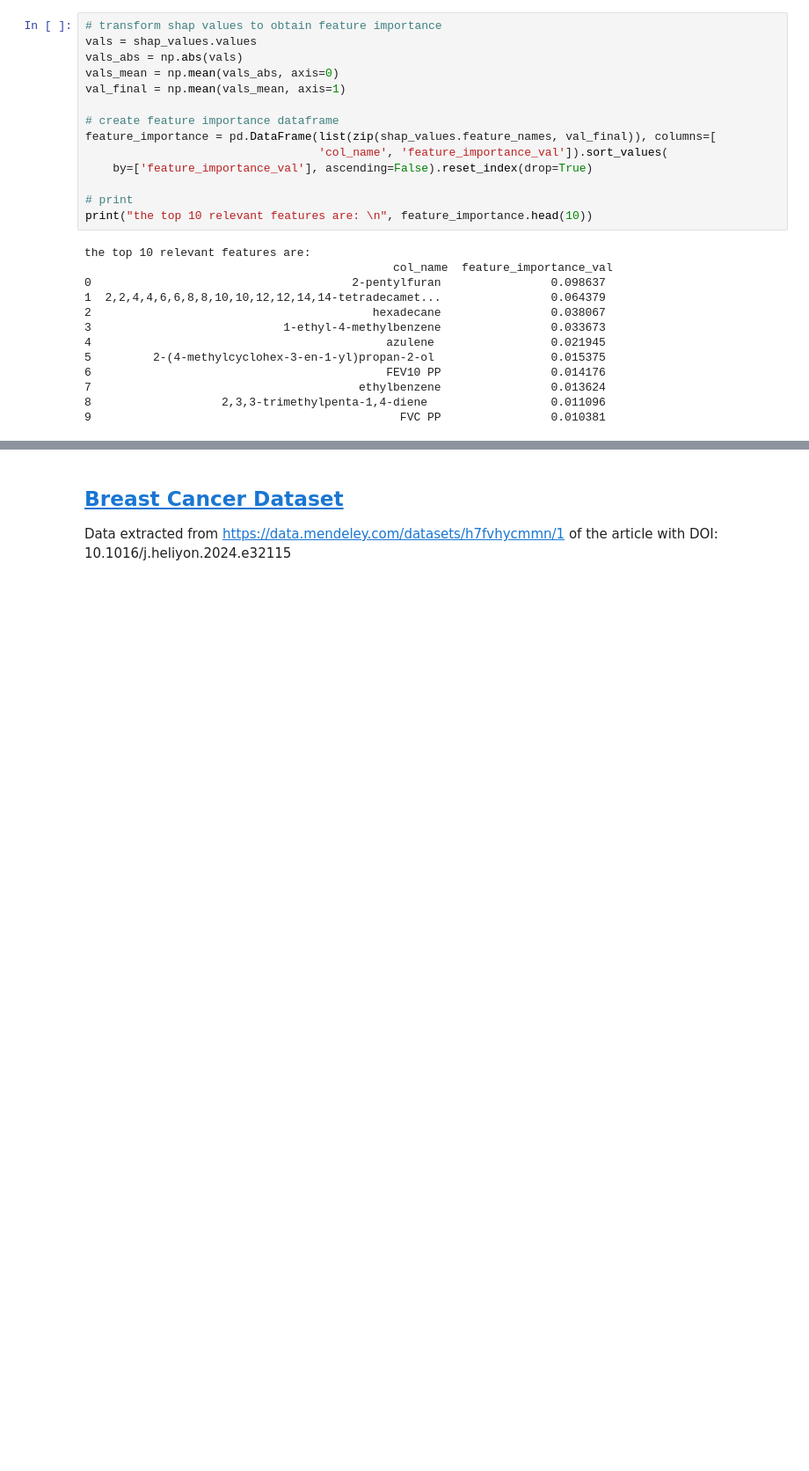
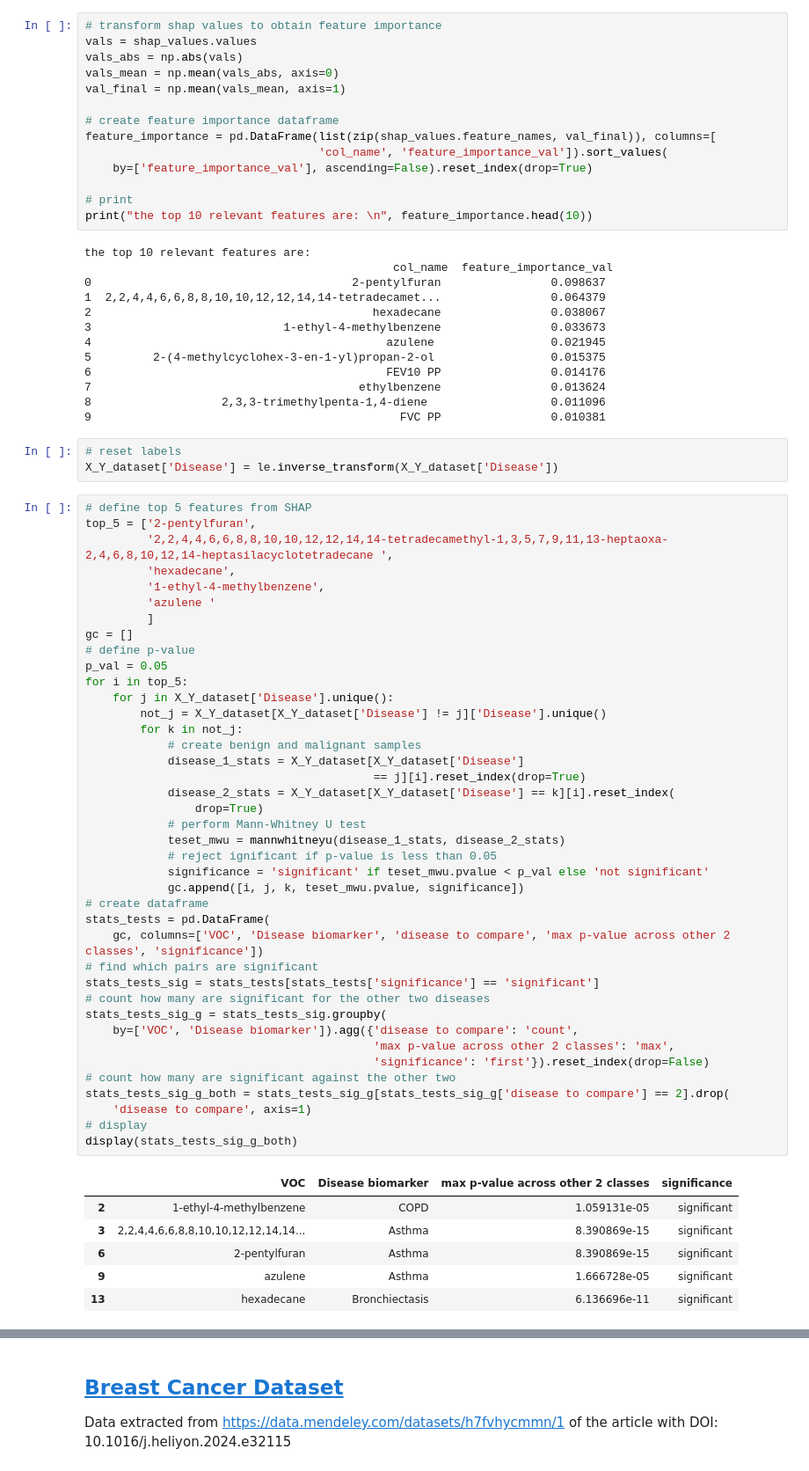
Before and after one commit to IgnacioFabietti/VOC_analysis, a Jupyter notebook: VOC_analysis.ipynb, the cells around one changed output, grey strips where cells are left out. Shown at 88% size. Cells and saved outputs as stored; diff of their text form; blank space fills up the shorter version.

Commit message:
tests and readme

```diff
--- a/VOC_analysis.ipynb
+++ b/VOC_analysis.ipynb
@@ -653,6 +625,56 @@ the top 10 relevant features are:
 7                                       ethylbenzene                0.013624
 8                   2,3,3-trimethylpenta-1,4-diene                  0.011096
 9                                             FVC PP                0.010381
+# %%
+# reset labels
+X_Y_dataset['Disease'] = le.inverse_transform(X_Y_dataset['Disease'])
+# %%
+# define top 5 features from SHAP
+top_5 = ['2-pentylfuran',
+         '2,2,4,4,6,6,8,8,10,10,12,12,14,14-tetradecamethyl-1,3,5,7,9,11,13-heptaoxa-2,4,6,8,10,12,14-heptasilacyclotetradecane ',
+         'hexadecane',
+         '1-ethyl-4-methylbenzene',
+         'azulene '
+         ]
+gc = []
+# define p-value
+p_val = 0.05
+for i in top_5:
+    for j in X_Y_dataset['Disease'].unique():
+        not_j = X_Y_dataset[X_Y_dataset['Disease'] != j]['Disease'].unique()
+        for k in not_j:
+            # create benign and malignant samples
+            disease_1_stats = X_Y_dataset[X_Y_dataset['Disease']
+                                          == j][i].reset_index(drop=True)
+            disease_2_stats = X_Y_dataset[X_Y_dataset['Disease'] == k][i].reset_index(
+                drop=True)
+            # perform Mann-Whitney U test
+            teset_mwu = mannwhitneyu(disease_1_stats, disease_2_stats)
+            # reject ignificant if p-value is less than 0.05
+            significance = 'significant' if teset_mwu.pvalue < p_val else 'not significant'
+            gc.append([i, j, k, teset_mwu.pvalue, significance])
+# create dataframe
+stats_tests = pd.DataFrame(
+    gc, columns=['VOC', 'Disease biomarker', 'disease to compare', 'max p-value across other 2 classes', 'significance'])
+# find which pairs are significant
+stats_tests_sig = stats_tests[stats_tests['significance'] == 'significant']
+# count how many are significant for the other two diseases
+stats_tests_sig_g = stats_tests_sig.groupby(
+    by=['VOC', 'Disease biomarker']).agg({'disease to compare': 'count',
+                                          'max p-value across other 2 classes': 'max',
+                                          'significance': 'first'}).reset_index(drop=False)
+# count how many are significant against the other two
+stats_tests_sig_g_both = stats_tests_sig_g[stats_tests_sig_g['disease to compare'] == 2].drop(
+    'disease to compare', axis=1)
+# display
+display(stats_tests_sig_g_both)
+# %% [output]
+|  | VOC | Disease biomarker | max p-value across other 2 classes | significance |
+| 2 | 1-ethyl-4-methylbenzene | COPD | 1.059131e-05 | significant |
+| 3 | 2,2,4,4,6,6,8,8,10,10,12,12,14,14... | Asthma | 8.390869e-15 | significant |
+| 6 | 2-pentylfuran | Asthma | 8.390869e-15 | significant |
+| 9 | azulene | Asthma | 1.666728e-05 | significant |
+| 13 | hexadecane | Bronchiectasis | 6.136696e-11 | significant |
 # %% [markdown]
 We have identified the main 5 VOCs from individuals with asthma, bronchiectasis, and chronic obstructive pulmonary disease:
 
```
Also changed, not shown: parts of 9 cells of this notebook, 1 other file.
